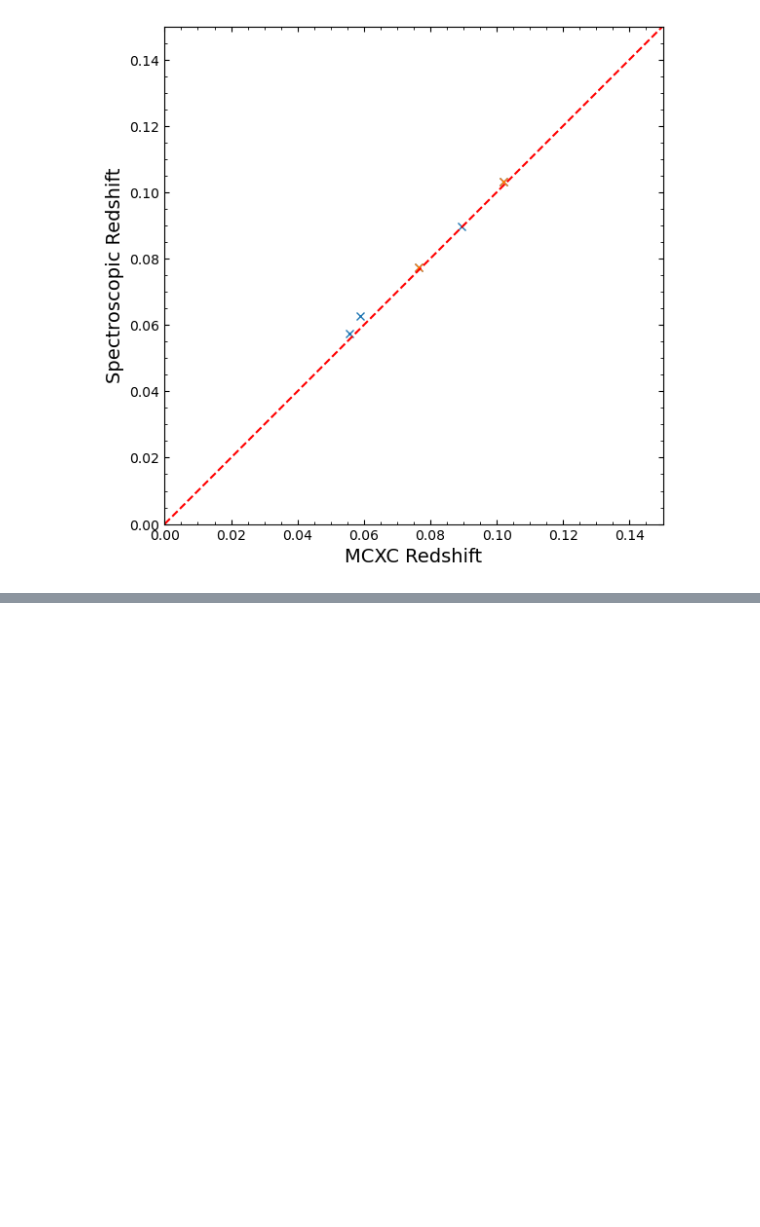
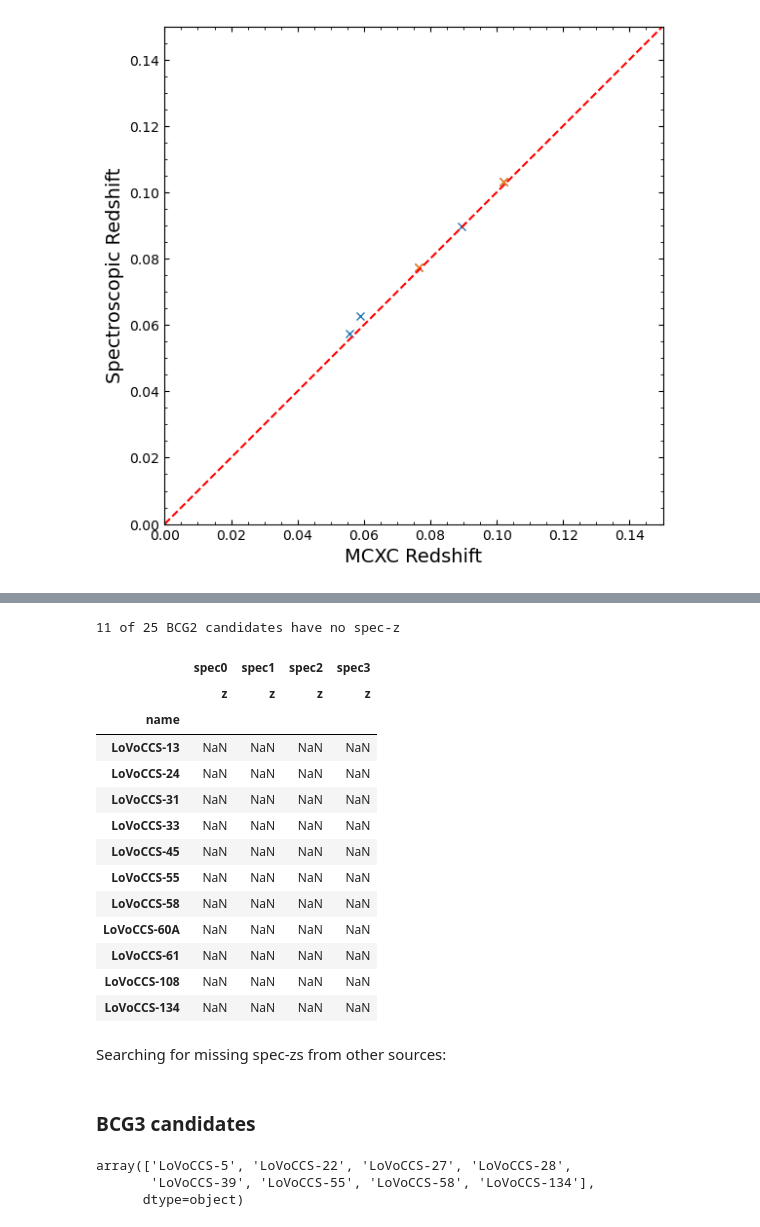
Before and after one commit to LoVoCCS/LoVoCCS-BCG-Ident, a Jupyter notebook: STEP3-compare_bcg_redshifts_to_cluster.ipynb, the cells around one changed output, grey strips where cells are left out. Drawn from its saved outputs; the diff is of its cells as text; code cells hidden in the pictures; blank space fills up the shorter version.

```diff
--- a/STEP3-compare_bcg_redshifts_to_cluster.ipynb
+++ b/STEP3-compare_bcg_redshifts_to_cluster.ipynb
@@ -537,0 +654,3 @@ plt.show()
+# %%
+with_bcg2 = bcg_samp[(~np.isnan(bcg_samp['BCG2_desi-ls_ra'])) | (~np.isnan(bcg_samp['BCG2_lovoccs_ra']))]['cluster_name'].values
+with_bcg2
@@ -537,0 +665,23 @@ plt.show()
+# %%
+bcg2_speczs = spec_info.loc[with_bcg2].loc(axis=1)['BCG2', :, 'z']['BCG2']
+bcg2_no_specz = bcg2_speczs[np.isnan(bcg2_speczs['spec0']['z'])]
+print(len(bcg2_no_specz), 'of', len(bcg2_speczs), 'BCG2 candidates have no spec-z')
+bcg2_no_specz
+# %% [output]
+11 of 25 BCG2 candidates have no spec-z
+|  | spec0 | spec1 | spec2 | spec3 |
+|  | z | z | z | z |
+| name |  |  |  |  |
+| LoVoCCS-13 | NaN | NaN | NaN | NaN |
+| LoVoCCS-24 | NaN | NaN | NaN | NaN |
+| LoVoCCS-31 | NaN | NaN | NaN | NaN |
+| LoVoCCS-33 | NaN | NaN | NaN | NaN |
+| LoVoCCS-45 | NaN | NaN | NaN | NaN |
+| LoVoCCS-55 | NaN | NaN | NaN | NaN |
+| LoVoCCS-58 | NaN | NaN | NaN | NaN |
+| LoVoCCS-60A | NaN | NaN | NaN | NaN |
+| LoVoCCS-61 | NaN | NaN | NaN | NaN |
+| LoVoCCS-108 | NaN | NaN | NaN | NaN |
+| LoVoCCS-134 | NaN | NaN | NaN | NaN |
+# %% [markdown]
+Searching for missing spec-zs from other sources:
@@ -537,0 +739,9 @@ plt.show()
+# %% [markdown]
+### BCG3 candidates
+# %%
+with_bcg3 = bcg_samp[~np.isnan(bcg_samp['BCG3_desi-ls_ra'])]['cluster_name'].values
+with_bcg3
+# %% [output]
+array(['LoVoCCS-5', 'LoVoCCS-22', 'LoVoCCS-27', 'LoVoCCS-28',
+       'LoVoCCS-39', 'LoVoCCS-55', 'LoVoCCS-58', 'LoVoCCS-134'],
+      dtype=object)
```
Also changed, not shown: parts of 31 cells of this notebook.
